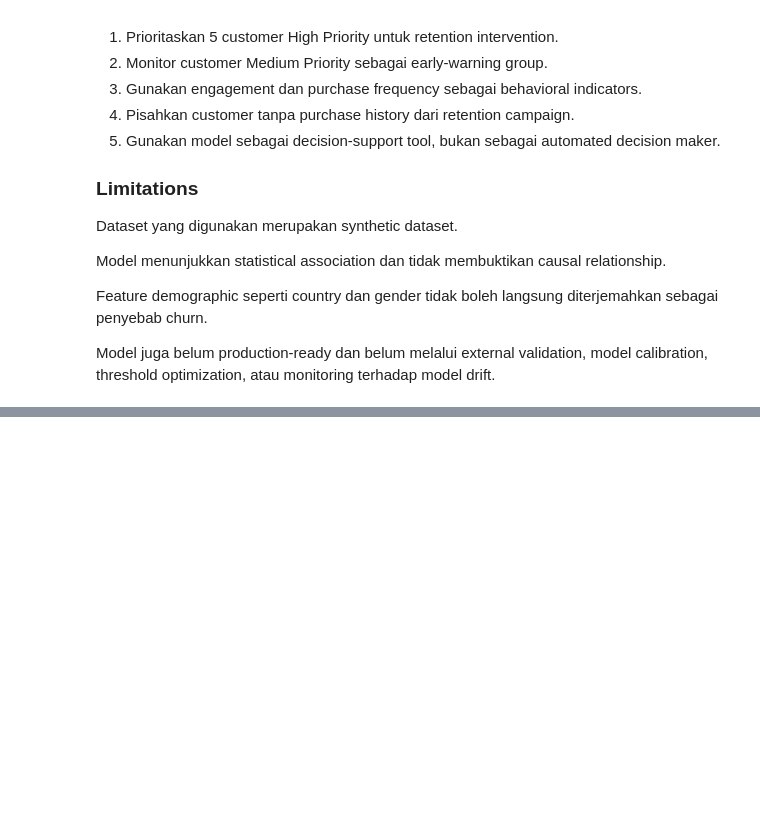
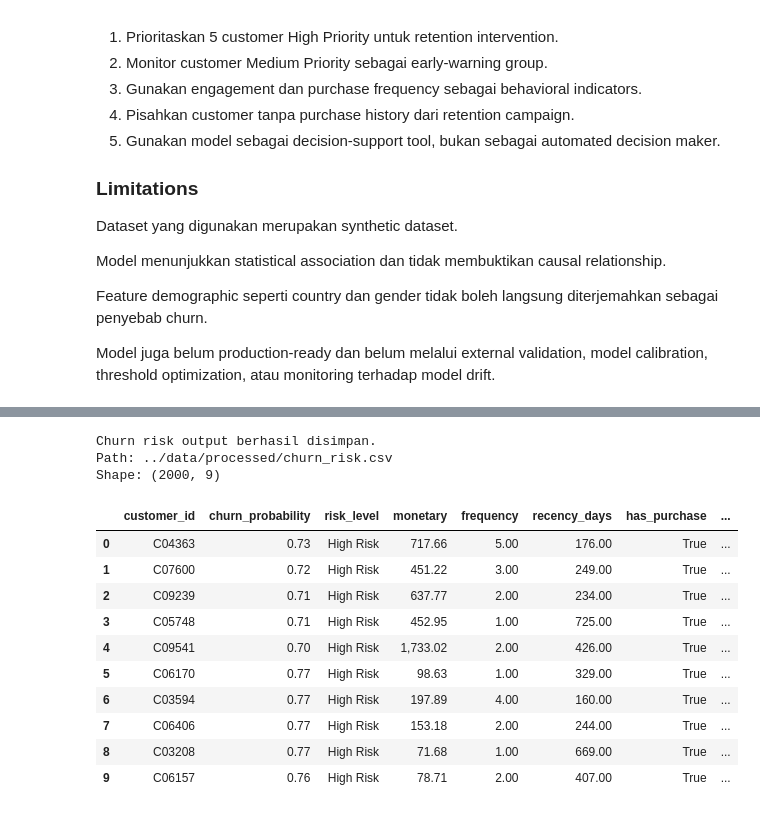
Before and after one commit to DzuNa76/ai-business-intelligence, a Jupyter notebook: notebooks/06_churn_prediction.ipynb, the cells around one changed output, grey strips where cells are left out. Saved outputs shown, nothing was run; the diff lists cells and outputs as text; code cells hidden in the pictures; blank space fills up the shorter version.

```diff
--- a/notebooks/06_churn_prediction.ipynb
+++ b/notebooks/06_churn_prediction.ipynb
@@ -2207,0 +2220,41 @@ drift.
+# %%
+# Menyiapkan output churn risk untuk digunakan pada tahap Business Intelligence.
+
+churn_risk_output = retention_priority[
+    [
+        "customer_id",
+        "churn_probability",
+        "risk_level",
+        "monetary",
+        "frequency",
+        "recency_days",
+        "has_purchase",
+        "customer_value",
+        "priority",
+    ]
+].copy()
+
+# Simpan hasil prediksi
+output_path = "../data/processed/churn_risk.csv"
+churn_risk_output.to_csv(output_path, index=False)
+
+print("Churn risk output berhasil disimpan.")
+print("Path:", output_path)
+print("Shape:", churn_risk_output.shape)
+
+display(churn_risk_output.head(10))
+# %% [output]
+Churn risk output berhasil disimpan.
+Path: ../data/processed/churn_risk.csv
+Shape: (2000, 9)
+|  | customer_id | churn_probability | risk_level | monetary | frequency | recency_days | has_purchase | ... |
+| 0 | C04363 | 0.73 | High Risk | 717.66 | 5.00 | 176.00 | True | ... |
+| 1 | C07600 | 0.72 | High Risk | 451.22 | 3.00 | 249.00 | True | ... |
+| 2 | C09239 | 0.71 | High Risk | 637.77 | 2.00 | 234.00 | True | ... |
+| 3 | C05748 | 0.71 | High Risk | 452.95 | 1.00 | 725.00 | True | ... |
+| 4 | C09541 | 0.70 | High Risk | 1,733.02 | 2.00 | 426.00 | True | ... |
+| 5 | C06170 | 0.77 | High Risk | 98.63 | 1.00 | 329.00 | True | ... |
+| 6 | C03594 | 0.77 | High Risk | 197.89 | 4.00 | 160.00 | True | ... |
+| 7 | C06406 | 0.77 | High Risk | 153.18 | 2.00 | 244.00 | True | ... |
+| 8 | C03208 | 0.77 | High Risk | 71.68 | 1.00 | 669.00 | True | ... |
+| 9 | C06157 | 0.76 | High Risk | 78.71 | 2.00 | 407.00 | True | ... |
```
Also changed, not shown: parts of 1 cell of this notebook, 2 other files.
